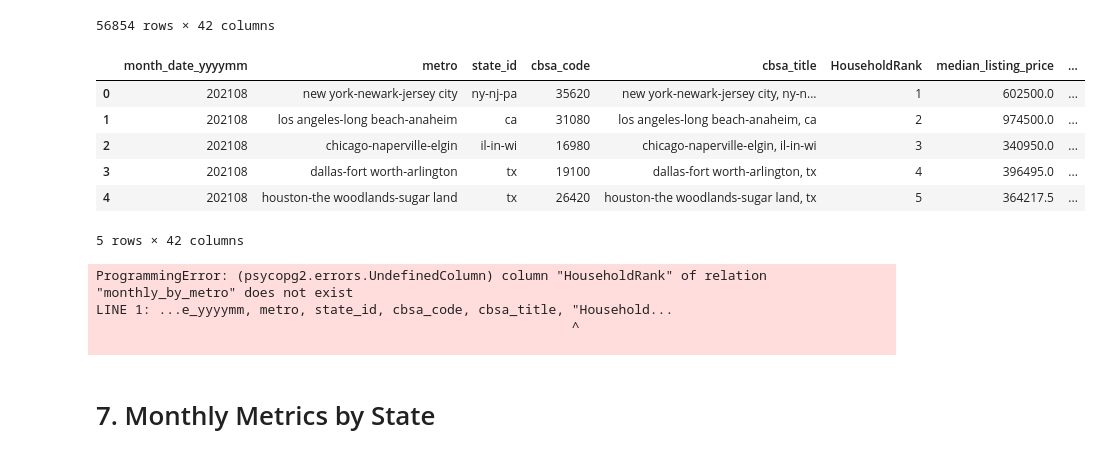
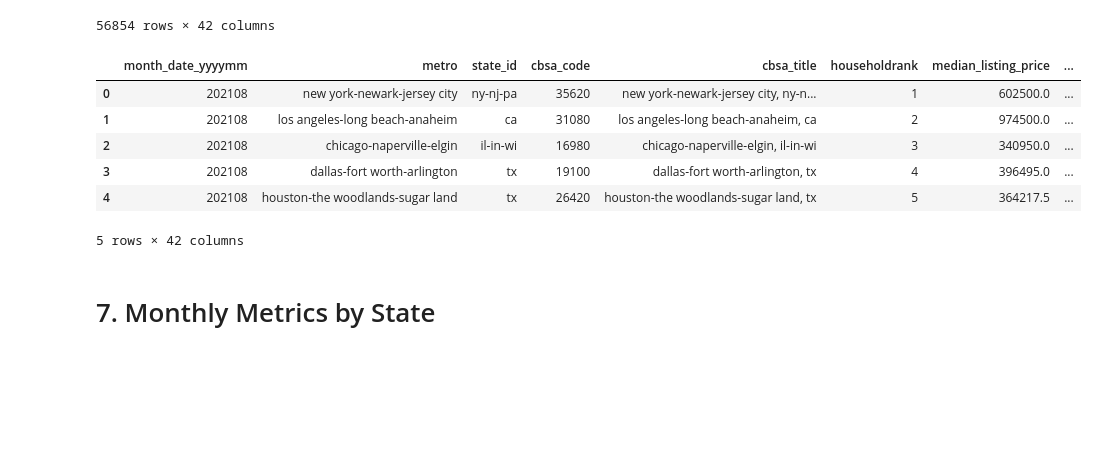
Before and after one commit to Tinuola-1/Project3Visuals, a Jupyter notebook: Notebooks/Cleanup_Notebook.ipynb, the cells around one changed output. Cells and saved outputs as stored; diff of their text form; code cells hidden in the pictures; blank space fills up the shorter version.

```diff
--- a/Notebooks/Cleanup_Notebook.ipynb
+++ b/Notebooks/Cleanup_Notebook.ipynb
@@ -571,10 +587,10 @@ monthly_metro
 # %%
 monthly_metro.to_csv("../Output/Monthly_Metrics_By_Metro.csv")
 # %%
-monthly_metro = monthly_metro.rename(columns={'HouseholdRank ':'HouseholdRank'})
+monthly_metro = monthly_metro.rename(columns={'HouseholdRank':'householdrank'})
 monthly_metro.head()
 # %% [output]
-|  | month_date_yyyymm | metro | state_id | cbsa_code | cbsa_title | HouseholdRank | median_listing_price | ... |
+|  | month_date_yyyymm | metro | state_id | cbsa_code | cbsa_title | householdrank | median_listing_price | ... |
 | 0 | 202108 | new york-newark-jersey city | ny-nj-pa | 35620 | new york-newark-jersey city, ny-n... | 1 | 602500.0 | ... |
 | 1 | 202108 | los angeles-long beach-anaheim | ca | 31080 | los angeles-long beach-anaheim, ca | 2 | 974500.0 | ... |
 | 2 | 202108 | chicago-naperville-elgin | il-in-wi | 16980 | chicago-naperville-elgin, il-in-wi | 3 | 340950.0 | ... |
@@ -584,11 +600,6 @@ monthly_metro.head()
 # %%
 # Loading data into Postgres Database
 monthly_metro.to_sql(name='monthly_by_metro', con=engine, if_exists='append', index=False)
-# %% [output]
-ProgrammingError: (psycopg2.errors.UndefinedColumn) column "HouseholdRank" of relation "monthly_by_metro" does not exist
-LINE 1: ...e_yyyymm, metro, state_id, cbsa_code, cbsa_title, "Household...
-                                                             ^
-
 # %% [markdown]
 # 7. Monthly Metrics by State
 # %%
```
Also changed, not shown: parts of 29 cells of this notebook, 14 other files.
